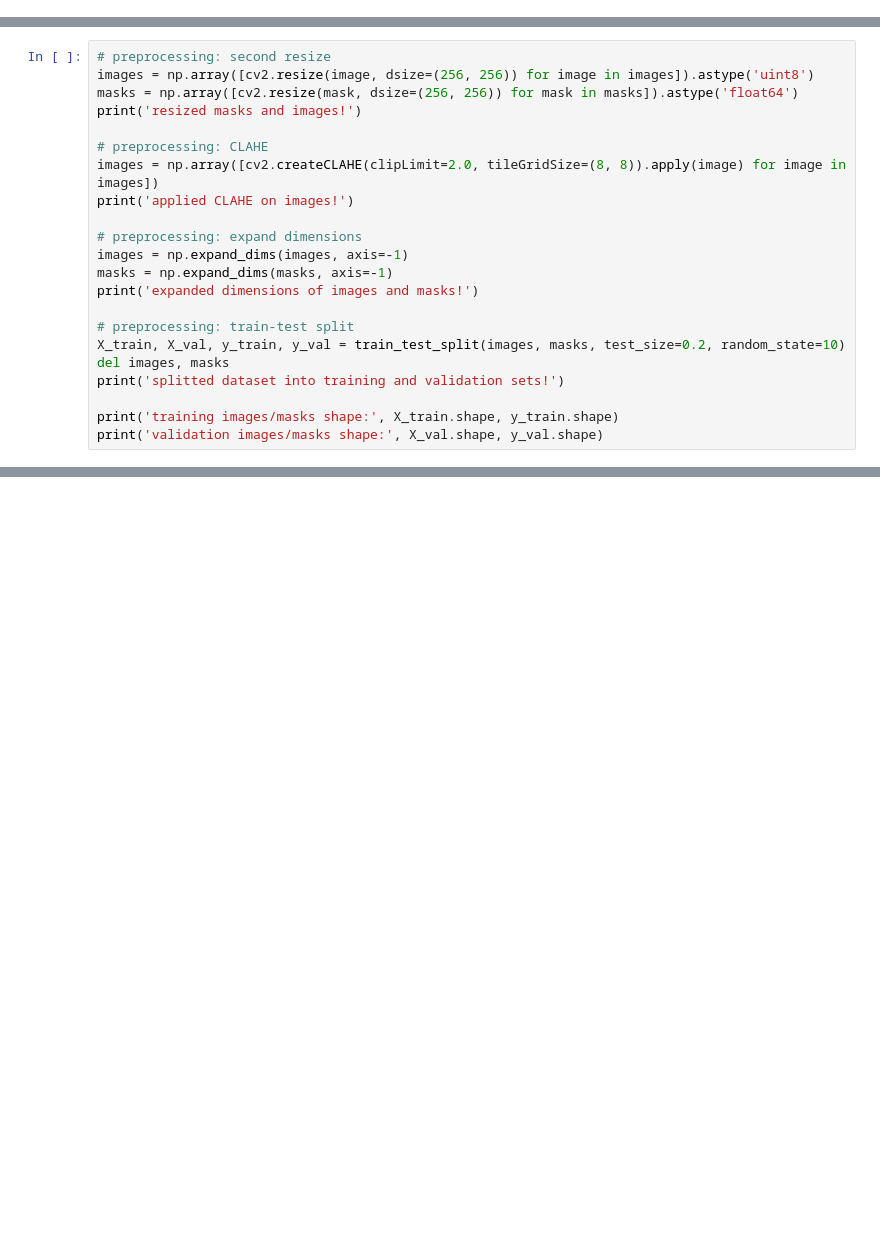
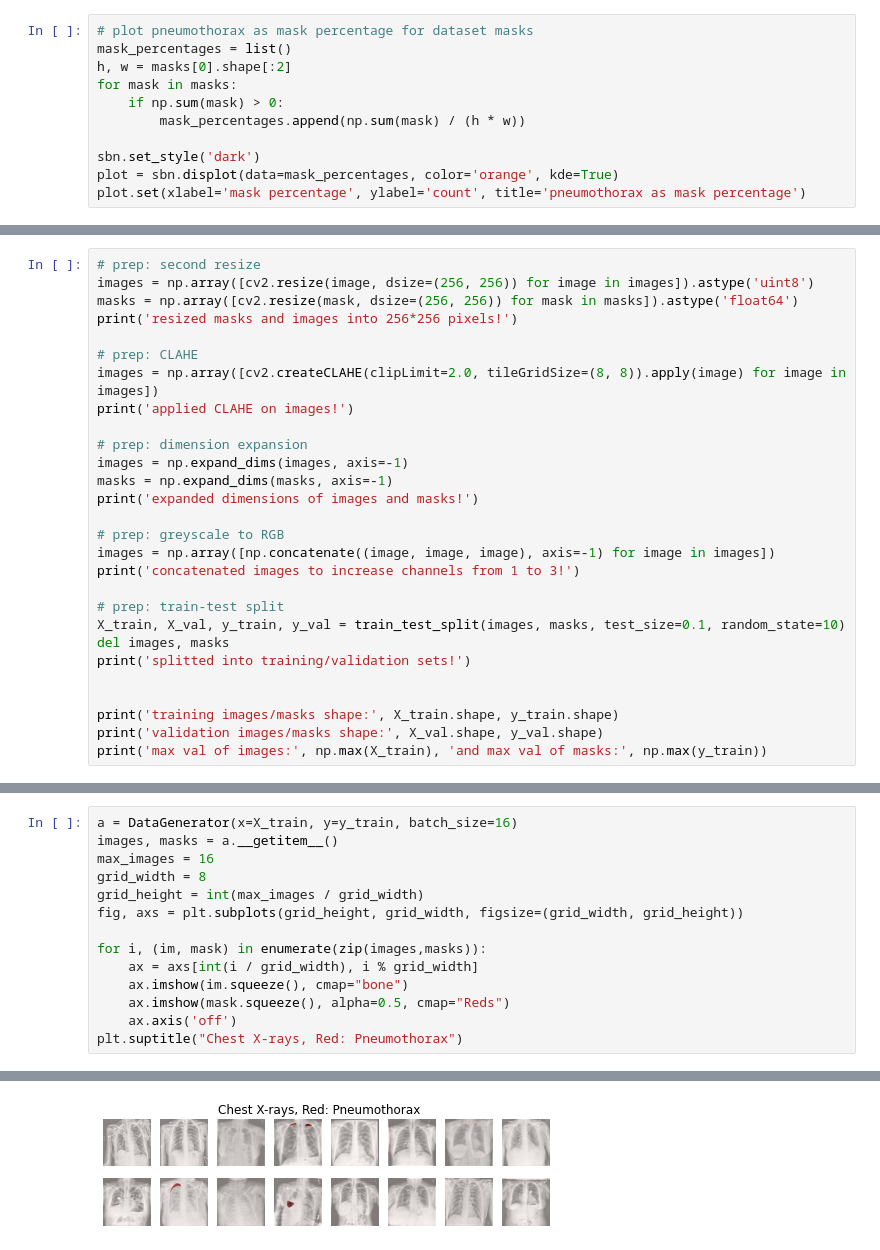
Before and after one commit to armiro/Pneumothorax-Segmentation, a Jupyter notebook: pnx_segmentation.ipynb, the cells around one changed output, grey strips where cells are left out. Cells and saved outputs as stored; diff of their text form; blank space fills up the shorter version.

```diff
--- a/pnx_segmentation.ipynb
+++ b/pnx_segmentation.ipynb
@@ -49,0 +67,11 @@ shape of the masks: (12047, 512, 512)
+# %%
+# plot pneumothorax as mask percentage for dataset masks
+mask_percentages = list()
+h, w = masks[0].shape[:2]
+for mask in masks:
+    if np.sum(mask) > 0:
+        mask_percentages.append(np.sum(mask) / (h * w))
+
+sbn.set_style('dark')
+plot = sbn.displot(data=mask_percentages, color='orange', kde=True)
+plot.set(xlabel='mask percentage', ylabel='count', title='pneumothorax as mask percentage')
@@ -50,22 +81,28 @@ shape of the masks: (12047, 512, 512)
 # %%
-# preprocessing: second resize
+# prep: second resize
 images = np.array([cv2.resize(image, dsize=(256, 256)) for image in images]).astype('uint8')
 masks = np.array([cv2.resize(mask, dsize=(256, 256)) for mask in masks]).astype('float64')
-print('resized masks and images!')
+print('resized masks and images into 256*256 pixels!')
 
-# preprocessing: CLAHE
+# prep: CLAHE
 images = np.array([cv2.createCLAHE(clipLimit=2.0, tileGridSize=(8, 8)).apply(image) for image in images])
 print('applied CLAHE on images!')
 
-# preprocessing: expand dimensions
+# prep: dimension expansion
 images = np.expand_dims(images, axis=-1)
 masks = np.expand_dims(masks, axis=-1)
 print('expanded dimensions of images and masks!')
 
-# preprocessing: train-test split
-X_train, X_val, y_train, y_val = train_test_split(images, masks, test_size=0.2, random_state=10)
+# prep: greyscale to RGB
+images = np.array([np.concatenate((image, image, image), axis=-1) for image in images])
+print('concatenated images to increase channels from 1 to 3!')
+
+# prep: train-test split
+X_train, X_val, y_train, y_val = train_test_split(images, masks, test_size=0.1, random_state=10)
 del images, masks
-print('splitted dataset into training and validation sets!')
+print('splitted into training/validation sets!')
+
 
 print('training images/masks shape:', X_train.shape, y_train.shape)
 print('validation images/masks shape:', X_val.shape, y_val.shape)
+print('max val of images:', np.max(X_train), 'and max val of masks:', np.max(y_train))
@@ -318,0 +218,15 @@ class SnapshotCallbackBuilder:
+# %%
+a = DataGenerator(x=X_train, y=y_train, batch_size=16)
+images, masks = a.__getitem__()
+max_images = 16
+grid_width = 8
+grid_height = int(max_images / grid_width)
+fig, axs = plt.subplots(grid_height, grid_width, figsize=(grid_width, grid_height))
+
+for i, (im, mask) in enumerate(zip(images,masks)):
+    ax = axs[int(i / grid_width), i % grid_width]
+    ax.imshow(im.squeeze(), cmap="bone")
+    ax.imshow(mask.squeeze(), alpha=0.5, cmap="Reds")
+    ax.axis('off')
+plt.suptitle("Chest X-rays, Red: Pneumothorax")
+# %% [output]
@@ -318,0 +234 @@ class SnapshotCallbackBuilder:
+[figure, added]
```
Also changed, not shown: parts of 34 cells of this notebook.
